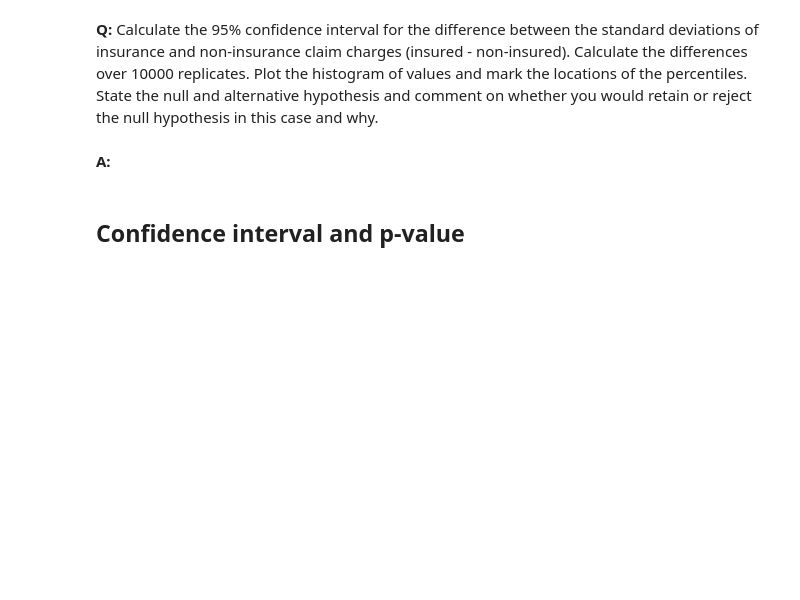
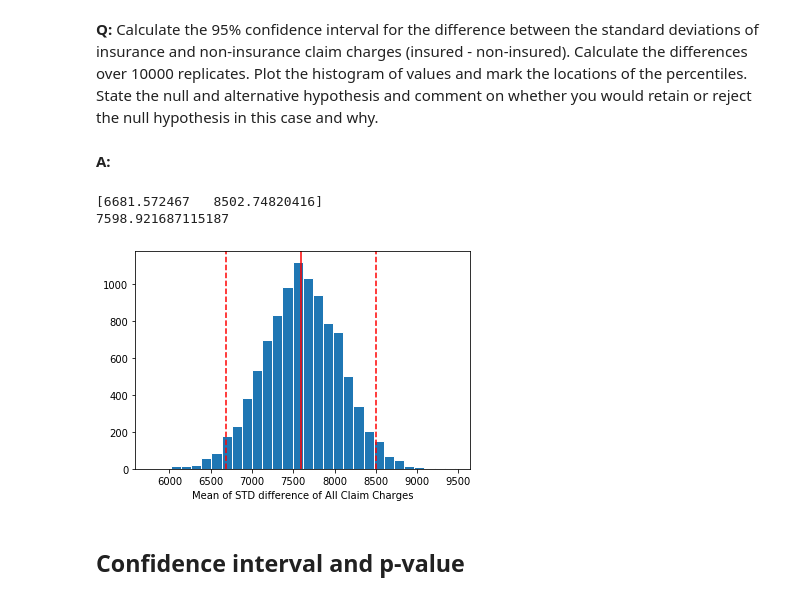
Before and after one commit to magus0/bootstrapping-stats, a Jupyter notebook: Bootstrap_Inference_Mini-Project8.19/inferential_statistics_2-Q.ipynb, the cells around one changed output. Drawn from its saved outputs; the diff is of its cells as text; code cells hidden in the pictures; blank space fills up the shorter version.

```diff
--- a/Bootstrap_Inference_Mini-Project8.19/inferential_statistics_2-Q.ipynb
+++ b/Bootstrap_Inference_Mini-Project8.19/inferential_statistics_2-Q.ipynb
@@ -69,3 +69,30 @@ Remember, in the previous mini-projects, we saw that there are two ways of perfo
 __Q:__ Calculate the 95% confidence interval for the difference between the standard deviations of insurance and non-insurance claim charges (insured - non-insured). Calculate the differences over 10000 replicates. Plot the histogram of values and mark the locations of the percentiles. State the null and alternative hypothesis and comment on whether you would retain or reject the null hypothesis in this case and why.
 # %% [markdown]
 __A:__
+# %%
+np.random.seed(47)
+N_rep = 10000
+insured = med_charges[med_charges.insuranceclaim == 1]
+not_insured = med_charges[med_charges.insuranceclaim == 0]
+
+std_diff = np.empty(N_rep)
+for i in range(N_rep):
+    insured_samples = np.random.choice(insured.charges, len(insured))
+    not_insured_samples = np.random.choice(not_insured.charges, len(not_insured))
+    std_diff[i] = np.std(insured_samples) - np.std(not_insured_samples)
+
+Mean_std_diff= np.mean(std_diff)
+conf_interval = np.percentile(std_diff, [2.5, 97.5])
+print(conf_interval)
+print(Mean_std_diff)
+# %% [output]
+[6681.572467   8502.74820416]
+7598.921687115187
+# %%
+_ = plt.hist(std_diff,  edgecolor = 'white', bins = 30)
+_ = plt.xlabel('Mean of STD difference of All Claim Charges')
+_ = plt.axvline(Mean_std_diff, color='r')
+_ = plt.axvline(conf_interval[0], color='r', linestyle='--')
+_ = plt.axvline(conf_interval[1], color='r', linestyle='--')
+# %% [output]
+[figure, added]
```
Also changed, not shown: parts of 7 cells of this notebook.
